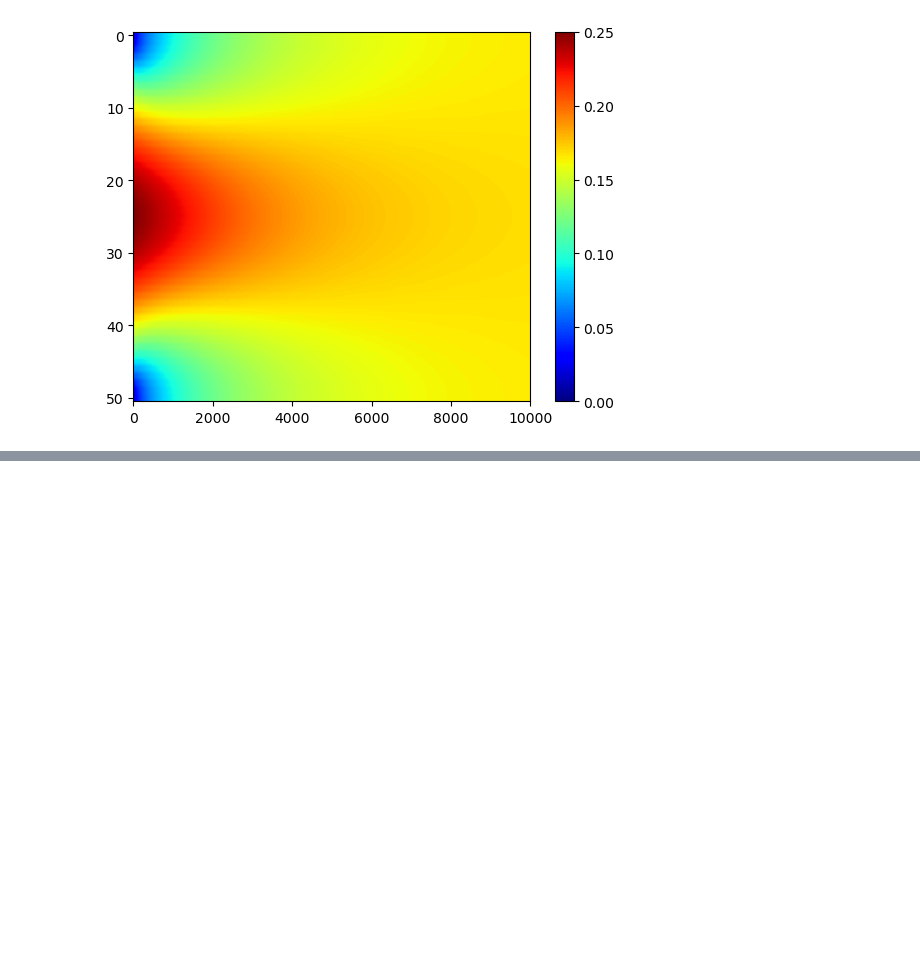
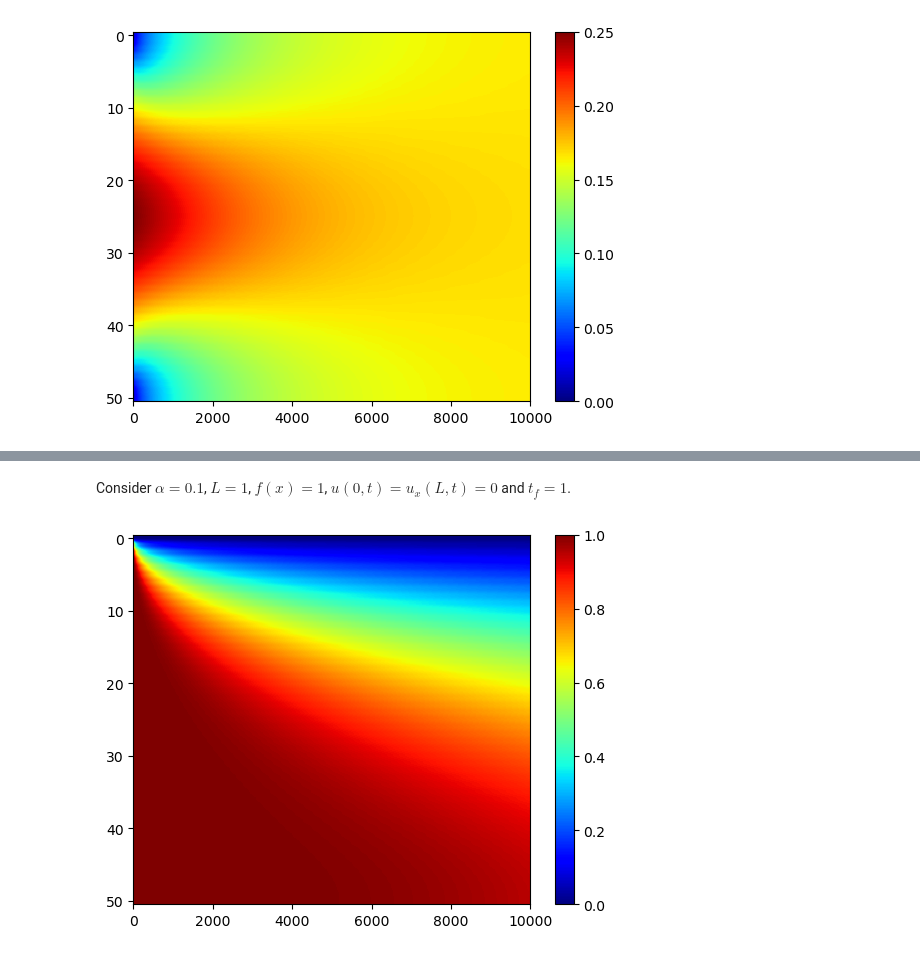
Before and after one commit to UBCMath/MATH316, a Jupyter notebook: heat.ipynb, the cells around one changed output, grey strips where cells are left out. Drawn from its saved outputs; the diff is of its cells as text; code cells hidden in the pictures; blank space fills up the shorter version.

Commit message:
Heat equation function with mixed BCs

```diff
--- a/heat.ipynb
+++ b/heat.ipynb
@@ -387,0 +475,20 @@ for i in range(nframes):
+# %% [markdown]
+Consider $\alpha = 0.1$, $L = 1$, $f(x) = 1$, $u(0,t)=u_x(L,t)=0$ and $t_f = 1$.
+# %%
+alpha = 0.1
+L = 1
+f = lambda x: np.ones_like(x)
+BCtype0 = 'D'
+T0 = 0
+BCtypeL = 'N'
+QL = 0
+tf = 1
+N = 50
+M = 10000
+
+U = heat(alpha,L,f,BCtype0,T0,BCtypeL,QL,tf,N,M)
+
+plt.imshow(U,aspect='auto',cmap='jet'), plt.colorbar()
+plt.show()
+# %% [output]
+[figure, added]
```
Also changed, not shown: parts of 10 cells of this notebook, 2 other files.
